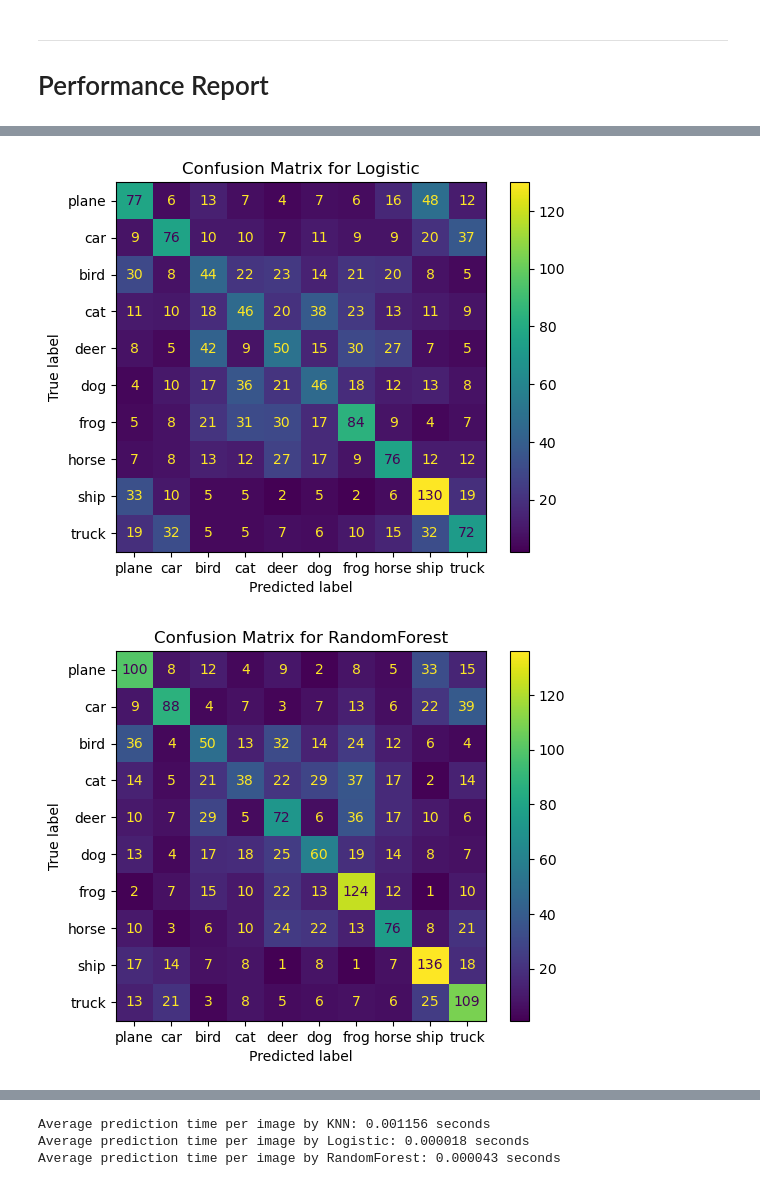
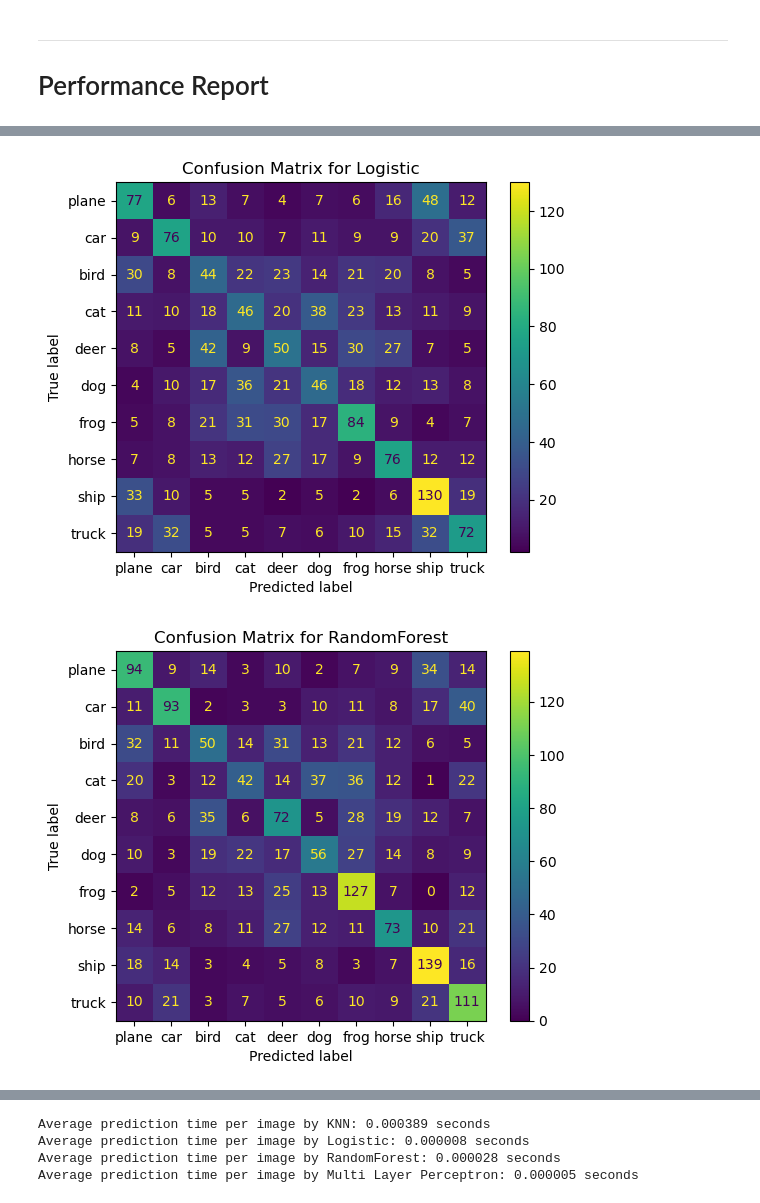
Before and after one commit to jordany33/CIFAR-10-Image-Classification, a Jupyter notebook: CIFAR-10 report.ipynb, the cells around one changed output, grey strips where cells are left out. Saved outputs shown, nothing was run; the diff lists cells and outputs as text; code cells hidden in the pictures.

```diff
--- a/CIFAR-10 report.ipynb
+++ b/CIFAR-10 report.ipynb
@@ -185,8 +186,8 @@ def reportLearningCurve(clf, name:str, train_sizes, X_train, y_train, X_test, y_
 # %%
 def reportConfusionMatrix(clf, name:str, X_test, y_test):
     y_prediction = clf.predict(X_test)
-    confusion_matrix = confusion_matrix(y_test, y_prediction)
-    display:ConfusionMatrixDisplay = ConfusionMatrixDisplay(confusion_matrix=confusion_matrix, display_labels=classes)
+    cm = confusion_matrix(y_test, y_prediction)
+    display:ConfusionMatrixDisplay = ConfusionMatrixDisplay(confusion_matrix=cm, display_labels=classes)
     display.plot()
     plt.title(f"Confusion Matrix for {name}")
     plt.show()
@@ -375,14 +310,15 @@ best_C = 0.01
 # set up fine tuned models
 knn = KNeighborsClassifier(n_neighbors=best_k)
 lr = LogisticRegression(C=best_C, max_iter=5000, random_state=seed)
-rf = RandomForestClassifier(n_estimators=100, criterion = 'gini', min_samples_split = 5, min_samples_leaf = 5)
-#neural = model
+rf = RandomForestClassifier(n_estimators=100, criterion = 'gini', min_samples_split = 5, min_samples_leaf = 5, random_state = seed)
+mlp = MLPClassifier(hidden_layer_sizes=64, activation='relu', solver='adam', learning_rate_init=0.00001, batch_size=64, random_state=seed, max_iter=1000)
 # %%
 # report Learning curve
 train_sizes = [50, 500, 2000, 5000, 10000]
 reportLearningCurve(knn, "KNN", train_sizes, X_train, y_train, X_test, y_test)
 reportLearningCurve(lr, "Logistic", train_sizes, X_train, y_train, X_test, y_test)
 reportLearningCurve(rf, "RandomForest", train_sizes, X_train, y_train, X_test, y_test)
+reportLearningCurve(mlp, "Multi Layer Perceptron", train_sizes, X_train, y_train, X_test, y_test)
 # %% [output]
 [figure]
 [figure]
@@ -390,9 +327,10 @@ reportLearningCurve(rf, "RandomForest", train_sizes, X_train, y_train, X_test, y
 # %%
 # report Confusion matrix
 reportConfusionMatrix(knn, "KNN", X_test=X_test, y_test = y_test)
 reportConfusionMatrix(lr, "Logistic", X_test=X_test, y_test = y_test)
 reportConfusionMatrix(rf, "RandomForest", X_test=X_test, y_test = y_test)
+reportConfusionMatrix(mlp, "Multi Layer Perceptron", X_test=X_test, y_test = y_test)
 # %% [output]
 [figure]
 [figure]
-[figure, old version]
+[figure, new version]
@@ -401,7 +340,9 @@ reportConfusionMatrix(rf, "RandomForest", X_test=X_test, y_test = y_test)
 reportPredictionTime(knn, name = "KNN", X_test=X_test)
 reportPredictionTime(lr, name = "Logistic", X_test=X_test)
 reportPredictionTime(rf, name = "RandomForest", X_test=X_test)
+reportPredictionTime(mlp, name = "Multi Layer Perceptron", X_test=X_test)
 # %% [output]
-Average prediction time per image by KNN: 0.001156 seconds
-Average prediction time per image by Logistic: 0.000018 seconds
-Average prediction time per image by RandomForest: 0.000043 seconds
+Average prediction time per image by KNN: 0.000389 seconds
+Average prediction time per image by Logistic: 0.000008 seconds
+Average prediction time per image by RandomForest: 0.000028 seconds
+Average prediction time per image by Multi Layer Perceptron: 0.000005 seconds
```
Also changed, not shown: parts of 8 cells of this notebook.
